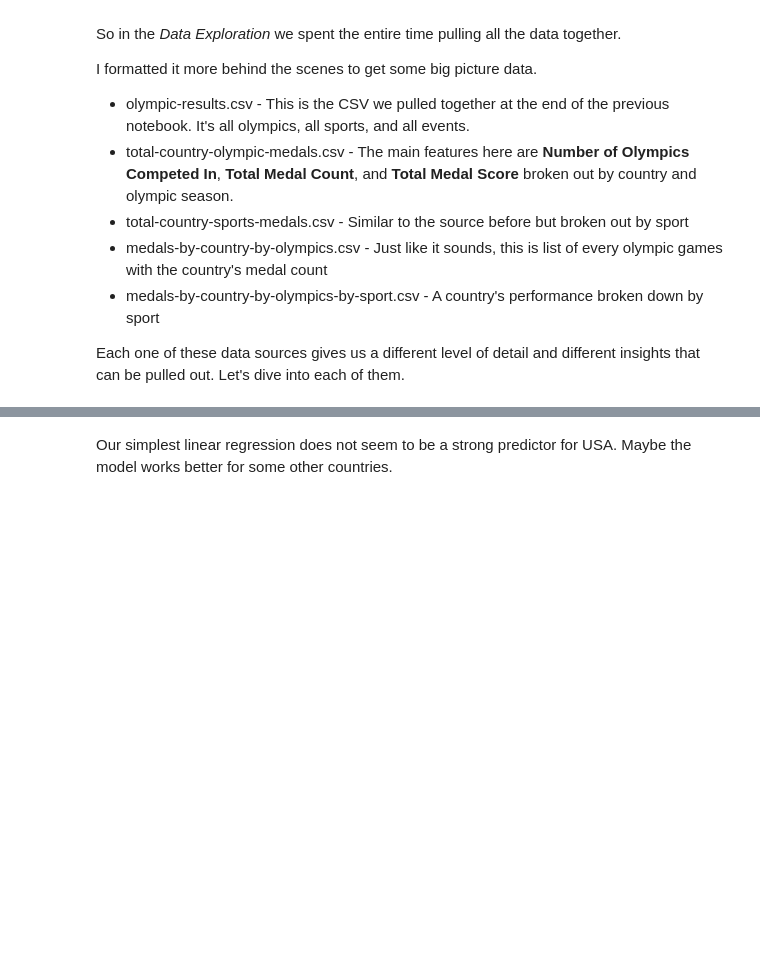
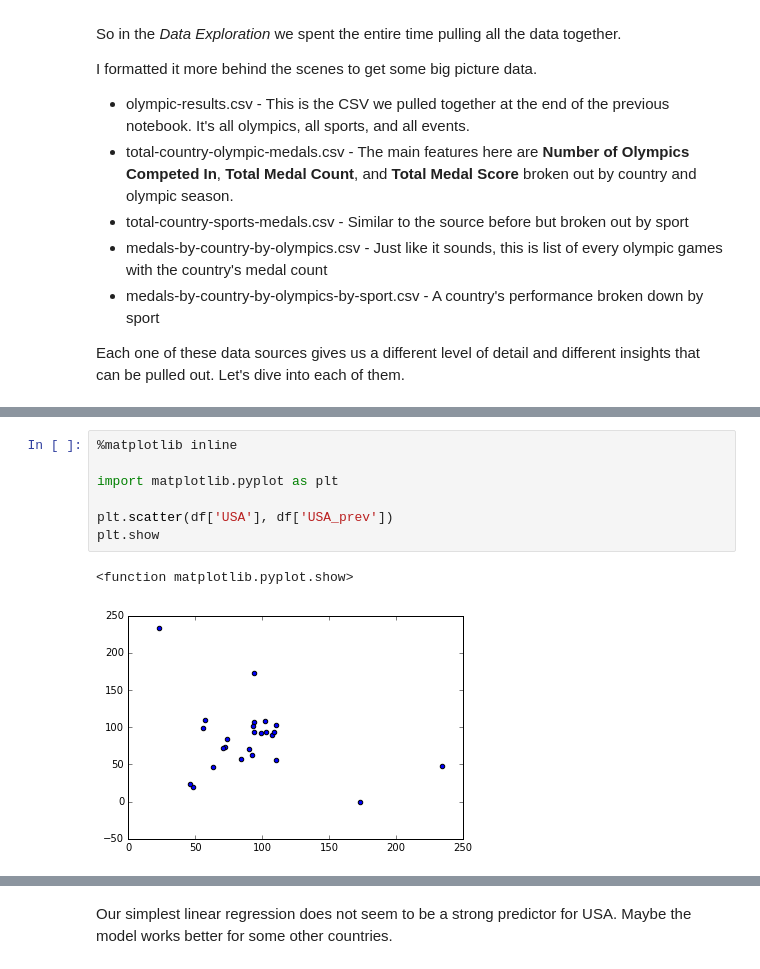
Before and after one commit to bwilson668/thinkful, a Jupyter notebook: unit-5/First Look.ipynb, the cells around one changed output, grey strips where cells are left out. Cells and saved outputs as stored; diff of their text form; blank space fills up the shorter version.

```diff
--- a/unit-5/First Look.ipynb
+++ b/unit-5/First Look.ipynb
@@ -48,3 +48,13 @@ OLS Regression Results
 | Prob(Omnibus): | 0.000 | Jarque-Bera (JB): | 86.483 |
 | Skew: | 2.373 | Prob(JB): | 1.66e-19 |
 | Kurtosis: | 10.778 | Cond. No. | 628. |
+# %%
+%matplotlib inline
+
+import matplotlib.pyplot as plt
+
+plt.scatter(df['USA'], df['USA_prev'])
+plt.show
+# %% [output]
+<function matplotlib.pyplot.show>
+[figure, added]
```
Also changed, not shown: parts of 2 cells of this notebook.
